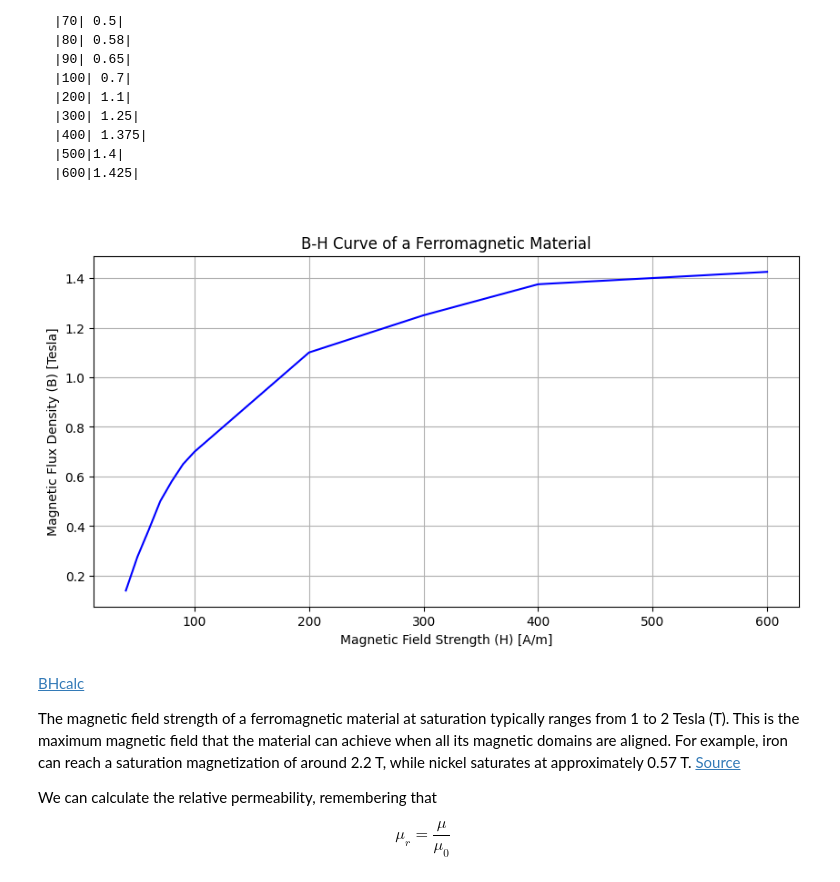
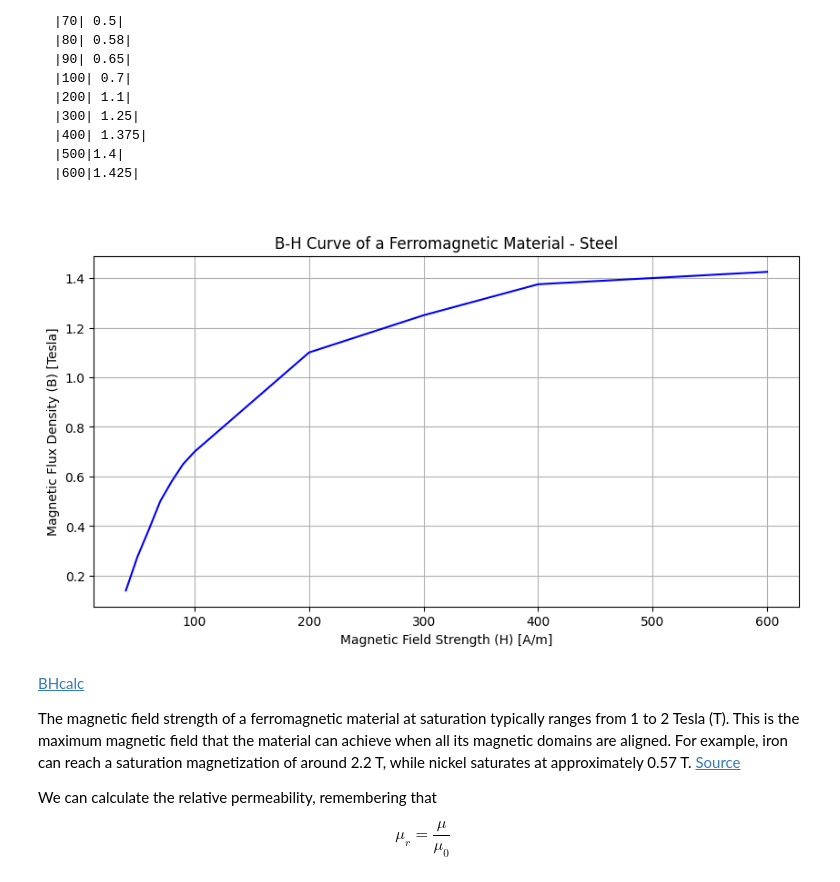
Before and after one commit to NilsJakob/TSE3080_2026, a Jupyter notebook: 12_magnetic_circuits/magnetic_fundamentals.ipynb, the cells around one changed output. Cells and saved outputs as stored; diff of their text form; code cells hidden in the pictures.

```diff
--- a/12_magnetic_circuits/magnetic_fundamentals.ipynb
+++ b/12_magnetic_circuits/magnetic_fundamentals.ipynb
@@ -302,19 +302,19 @@ plt.grid()
 # %%
 # TEST CELL
 H = np.array([40,50,60,70,80,90,100,200,300,400,500,600])
 B = np.array([0.14,0.275,0.385,0.5,0.58,0.65,0.7,1.1,1.25,1.375,1.4,1.425])
 
 # Create the plot
 plt.figure(figsize=(10, 5)) # Adjust figure size as needed
 plt.plot(H, B, linestyle='-', color='blue', label='B-H Curve')
 
 # Add labels and title
 plt.xlabel('Magnetic Field Strength (H) [A/m]')
 plt.ylabel('Magnetic Flux Density (B) [Tesla]')
-plt.title('B-H Curve of a Ferromagnetic Material')
+plt.title('B-H Curve of a Ferromagnetic Material - Steel')
 plt.grid()
 # %% [output]
-[figure, old version]
+[figure, new version]
 # %% [markdown]
 [BHcalc](https://www.integratedsoft.com/calculator/magnetisation-curve-calculator)
 
```
Also changed, not shown: parts of 1 cell of this notebook.
